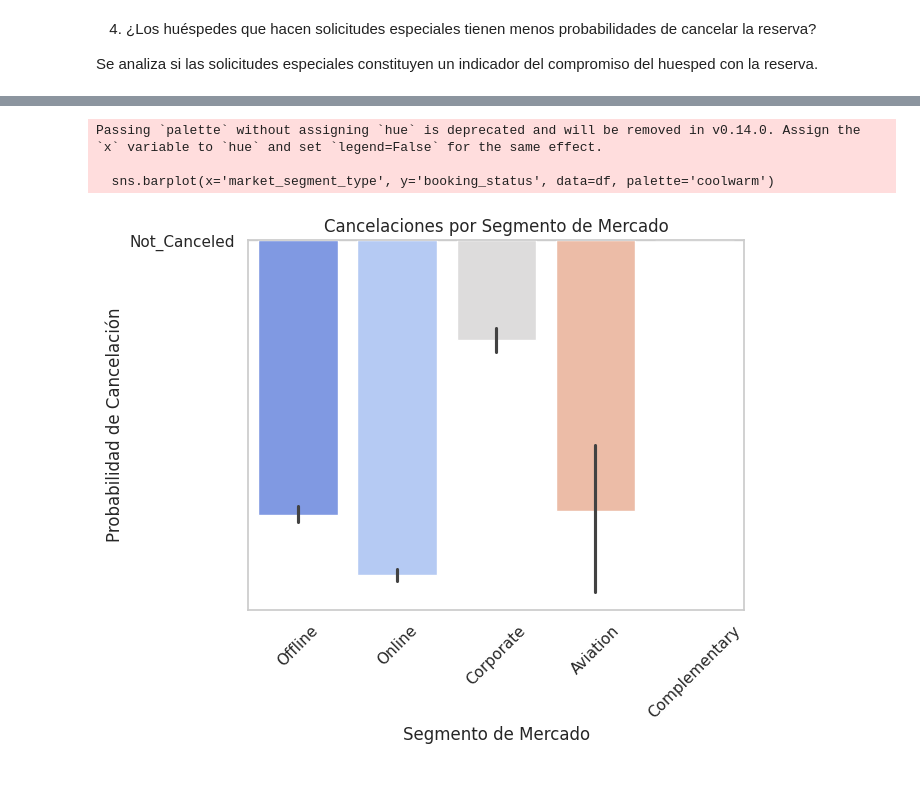
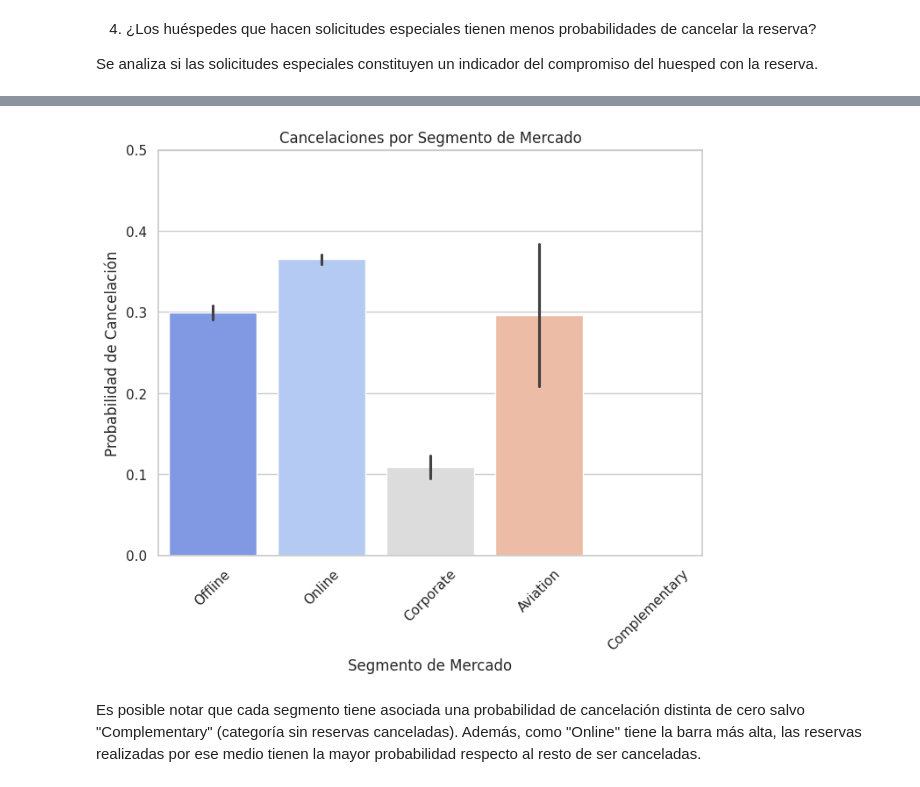
Before and after one commit to AlanSede24/DS1-project, a Jupyter notebook: ProyectoDS_Parte1_SedeAlan.ipynb, the cells around one changed output, grey strips where cells are left out. Cells and saved outputs as stored; diff of their text form; code cells hidden in the pictures.

```diff
--- a/ProyectoDS_Parte1_SedeAlan.ipynb
+++ b/ProyectoDS_Parte1_SedeAlan.ipynb
@@ -165,13 +182,17 @@ plt.show()
 # %%
+# Convertir el estado de la reserva a una variable numérica (1 = Canceled, 0 = No Canceled)
+df['is_canceled'] = df['booking_status'].apply(lambda x: 1 if x == 'Canceled' else 0)
+
 # Gráfico de barras para comparar la tasa de cancelación según el segmento de mercado
-sns.barplot(x='market_segment_type', y='booking_status', data=df, palette='coolwarm')
+plt.figure(figsize=(8, 6))  # Ajustar el tamaño de la figura
+sns.barplot(x='market_segment_type', y='is_canceled', hue='market_segment_type', data=df, palette='coolwarm', legend=False)
 plt.title('Cancelaciones por Segmento de Mercado')
 plt.xlabel('Segmento de Mercado')
 plt.ylabel('Probabilidad de Cancelación')
+plt.ylim(0, 0.5)
 plt.xticks(rotation=45)
 plt.show()
 # %% [output]
-Passing `palette` without assigning `hue` is deprecated and will be removed in v0.14.0. Assign the `x` variable to `hue` and set `legend=False` for the same effect.
-
-  sns.barplot(x='market_segment_type', y='booking_status', data=df, palette='coolwarm')
-[figure, old version]
+[figure, new version]
+# %% [markdown]
+Es posible notar que cada segmento tiene asociada una probabilidad de cancelación distinta de cero salvo "Complementary" (categoría sin reservas canceladas). Además, como "Online" tiene la barra más alta, las reservas realizadas por ese medio tienen la mayor probabilidad respecto al resto de ser canceladas.
```
Also changed, not shown: parts of 13 cells of this notebook.
